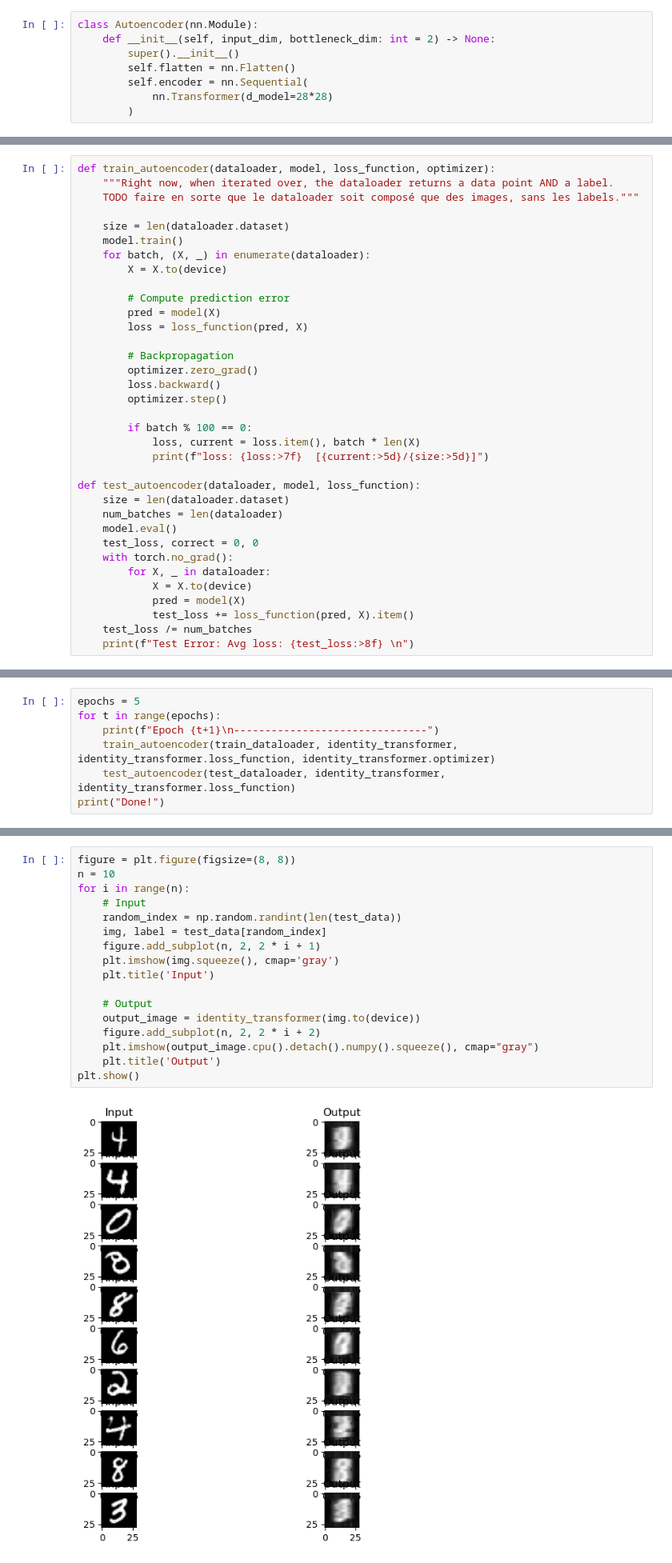
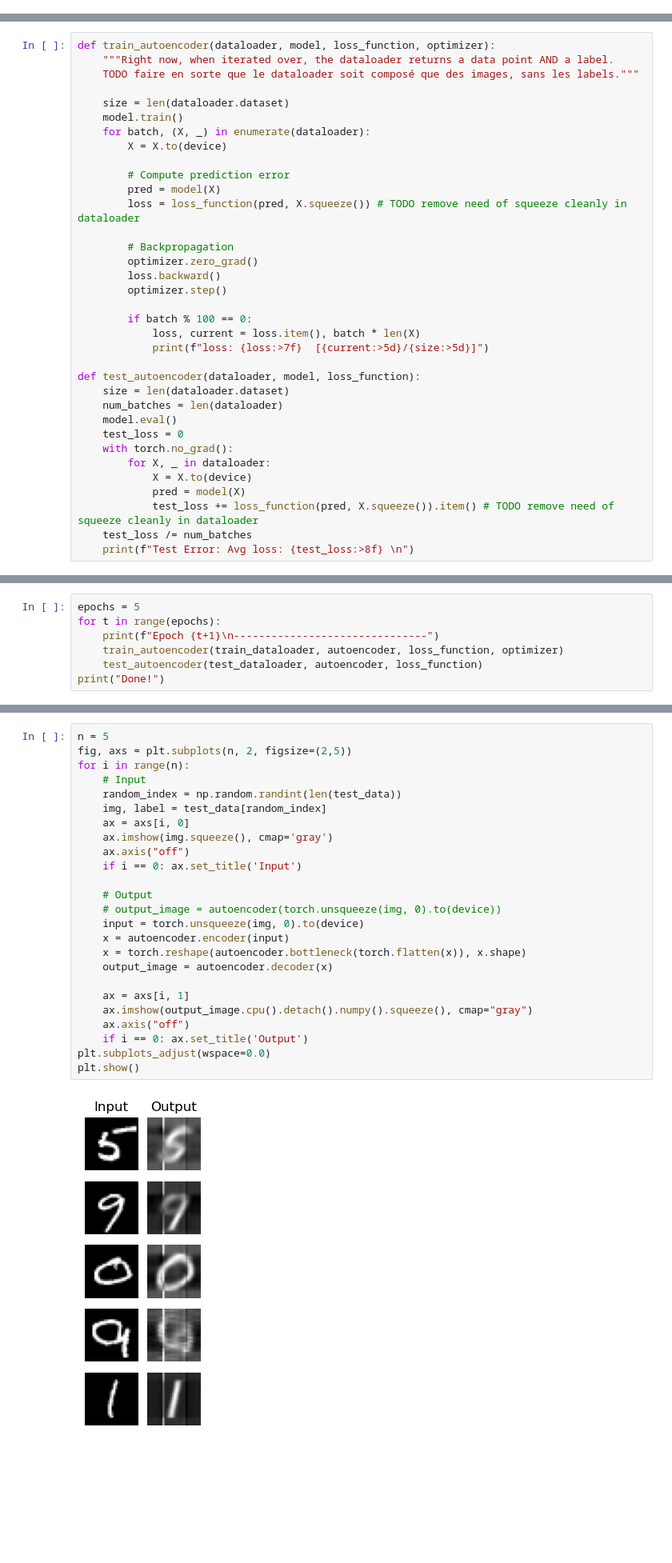
Before and after one commit to antmaier/ClassifierClassRegionsVisualisation, a Jupyter notebook: Model.ipynb, the cells around one changed output, grey strips where cells are left out. Shown: that part at 80% size. Saved outputs shown, nothing was run; the diff lists cells and outputs as text; blank space fills up the shorter version.

```diff
--- a/Model.ipynb
+++ b/Model.ipynb
@@ -103,10 +172,2 @@ Classifier(
 # %% [markdown]
 # Autoencoder
-# %%
-class Autoencoder(nn.Module):
-    def __init__(self, input_dim, bottleneck_dim: int = 2) -> None:
-        super().__init__()
-        self.flatten = nn.Flatten()
-        self.encoder = nn.Sequential(
-            nn.Transformer(d_model=28*28)
-        )
@@ -169,7 +223,7 @@ def train_autoencoder(dataloader, model, loss_function, optimizer):
 
         # Compute prediction error
         pred = model(X)
-        loss = loss_function(pred, X)
+        loss = loss_function(pred, X.squeeze()) # TODO remove need of squeeze cleanly in dataloader
 
         # Backpropagation
         optimizer.zero_grad()
@@ -184,12 +238,12 @@ def test_autoencoder(dataloader, model, loss_function):
     size = len(dataloader.dataset)
     num_batches = len(dataloader)
     model.eval()
-    test_loss, correct = 0, 0
+    test_loss = 0
     with torch.no_grad():
         for X, _ in dataloader:
             X = X.to(device)
             pred = model(X)
-            test_loss += loss_function(pred, X).item()
+            test_loss += loss_function(pred, X.squeeze()).item() # TODO remove need of squeeze cleanly in dataloader
     test_loss /= num_batches
     print(f"Test Error: Avg loss: {test_loss:>8f} \n")
 # %% [markdown]
@@ -198,8 +252,8 @@ def test_autoencoder(dataloader, model, loss_function):
 epochs = 5
 for t in range(epochs):
     print(f"Epoch {t+1}\n-------------------------------")
-    train_autoencoder(train_dataloader, identity_transformer, identity_transformer.loss_function, identity_transformer.optimizer)
-    test_autoencoder(test_dataloader, identity_transformer, identity_transformer.loss_function)
+    train_autoencoder(train_dataloader, autoencoder, loss_function, optimizer)
+    test_autoencoder(test_dataloader, autoencoder, loss_function)
 print("Done!")
 # %% [output]
 Epoch 1
@@ -234,22 +276,30 @@ Done!
 # %%
-figure = plt.figure(figsize=(8, 8))
-n = 10
+n = 5
+fig, axs = plt.subplots(n, 2, figsize=(2,5))
 for i in range(n):
     # Input
     random_index = np.random.randint(len(test_data))
     img, label = test_data[random_index]
-    figure.add_subplot(n, 2, 2 * i + 1)
-    plt.imshow(img.squeeze(), cmap='gray')
-    plt.title('Input')
+    ax = axs[i, 0]
+    ax.imshow(img.squeeze(), cmap='gray')
+    ax.axis("off")
+    if i == 0: ax.set_title('Input')
 
     # Output
-    output_image = identity_transformer(img.to(device))
-    figure.add_subplot(n, 2, 2 * i + 2)
-    plt.imshow(output_image.cpu().detach().numpy().squeeze(), cmap="gray")
-    plt.title('Output')
+    # output_image = autoencoder(torch.unsqueeze(img, 0).to(device))
+    input = torch.unsqueeze(img, 0).to(device)
+    x = autoencoder.encoder(input)
+    x = torch.reshape(autoencoder.bottleneck(torch.flatten(x)), x.shape)
+    output_image = autoencoder.decoder(x)
+
+    ax = axs[i, 1]
+    ax.imshow(output_image.cpu().detach().numpy().squeeze(), cmap="gray")
+    ax.axis("off")
+    if i == 0: ax.set_title('Output')
+plt.subplots_adjust(wspace=0.0)
 plt.show()
 # %% [output]
-[figure, old version]
+[figure, new version]
 # %% [markdown]
 TODO : faire un cahier de bord
 Dire que j'ai voulu faire l'autoencodeur, et je me suis dit "et pourquoi pas faire avec des transformers ?"
```
Also changed, not shown: parts of 9 cells of this notebook, 2 other files.
